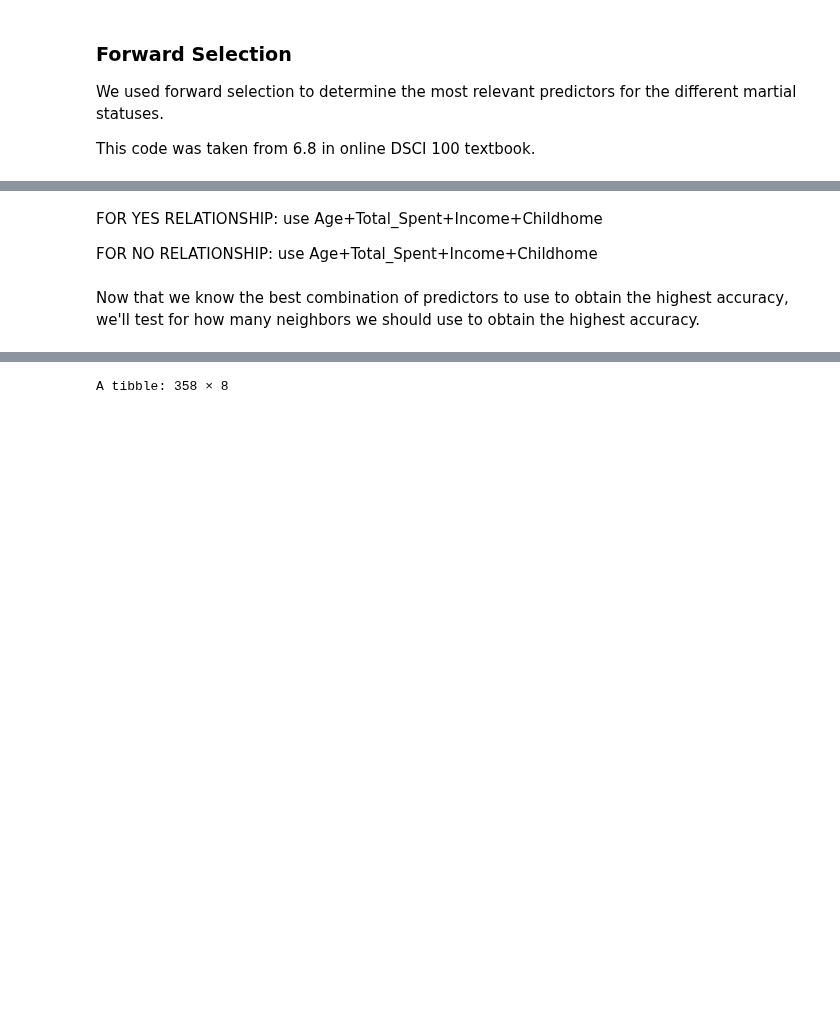
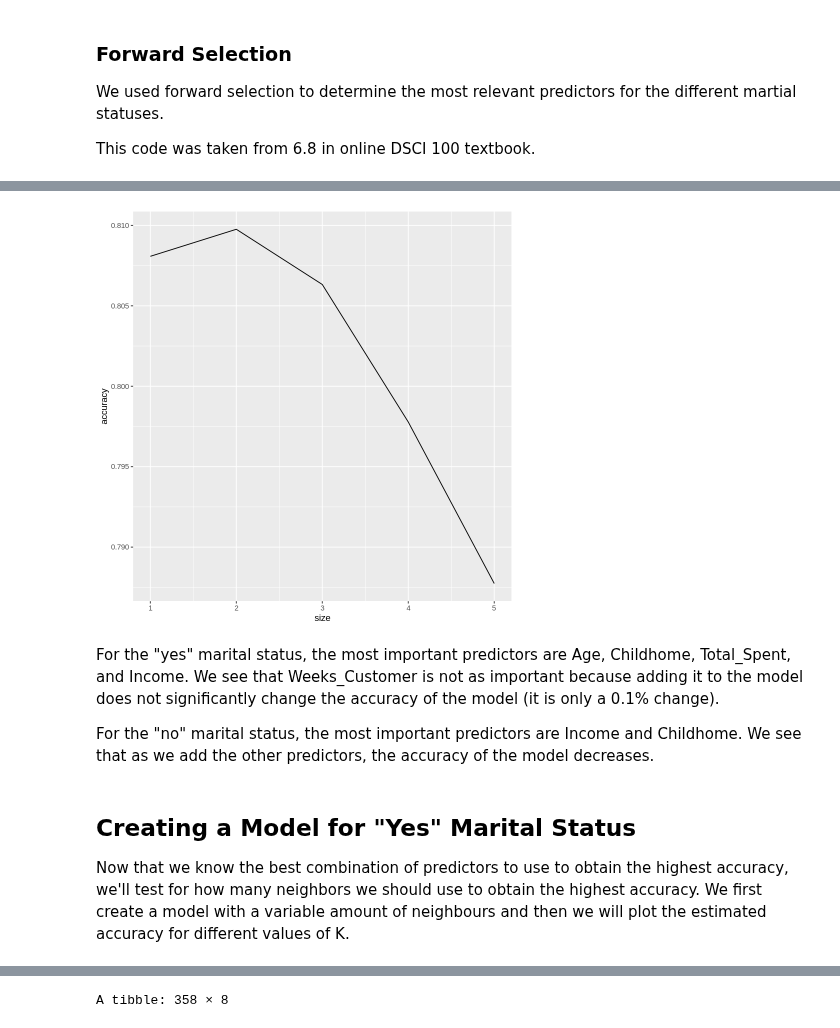
Before and after one commit to nchan315/DSCI_100_007_16_Project, a Jupyter notebook: Project.ipynb, the cells around one changed output, grey strips where cells are left out. Saved outputs shown, nothing was run; the diff lists cells and outputs as text; code cells hidden in the pictures; blank space fills up the shorter version.

```diff
--- a/Project.ipynb
+++ b/Project.ipynb
@@ -327,14 +336,18 @@ ERROR: Error in names[[j]]: subscript out of bounds
 # %%
-no_plot <- accuracies |>
+no_plot <- no_accuracies |>
     ggplot(aes(size, accuracy)) +
         geom_line()
 no_plot
+# %% [output]
+[figure, added]
 # %% [markdown]
-FOR YES RELATIONSHIP: use Age+Total_Spent+Income+Childhome
+For the "yes" marital status, the most important predictors are Age, Childhome, Total_Spent, and Income. We see that Weeks_Customer is not as important because adding it to the model does not significantly change the accuracy of the model (it is only a 0.1% change).
 
-FOR  NO RELATIONSHIP: use Age+Total_Spent+Income+Childhome
+For the "no" marital status, the most important predictors are Income and Childhome. We see that as we add the other predictors, the accuracy of the model decreases.
 # %% [markdown]
-Now that we know the best combination of predictors to use to obtain the highest accuracy, we'll test for how many neighbors we should use to obtain the highest accuracy.
+## Creating a Model for "Yes" Marital Status
+
+Now that we know the best combination of predictors to use to obtain the highest accuracy, we'll test for how many neighbors we should use to obtain the highest accuracy. We first create a model with a variable amount of neighbours and then we will plot the estimated accuracy for different values of K.
 # %%
 store_yes_recipe <- recipe(Response ~ Age+Total_Spent+Income+Childhome,
                                 data = store_data_yes_train) |>
```
Also changed, not shown: parts of 22 cells of this notebook.
